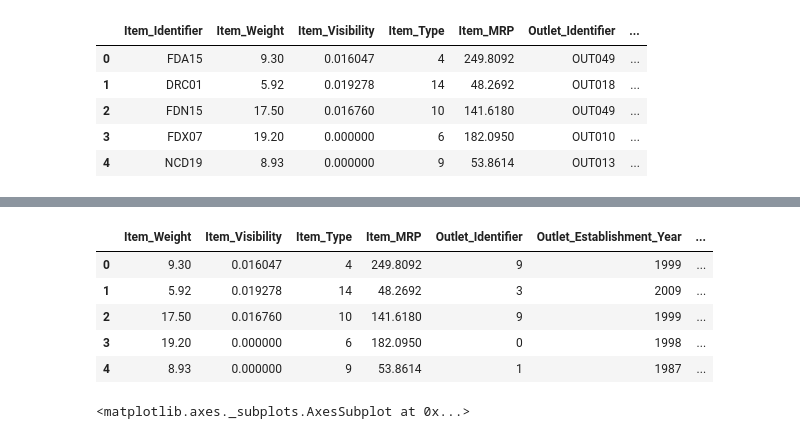
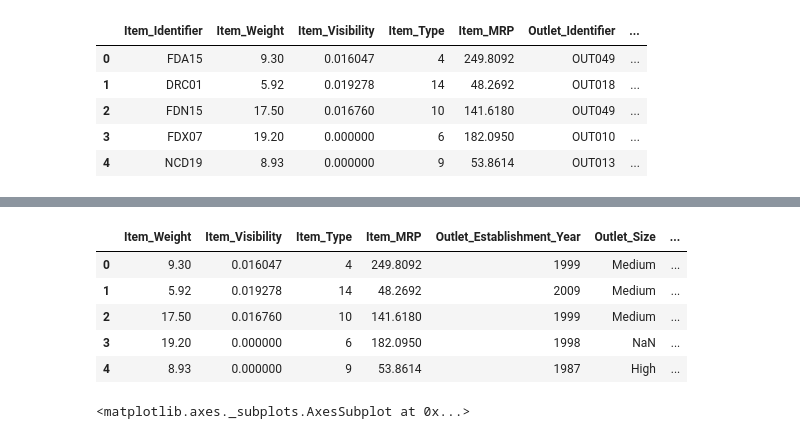
Before and after one commit to gulatigaurav/ML-Starter-Projects, a Jupyter notebook: Big Mart Sales - Analytics Vidhya.ipynb, the cells around one changed output, grey strips where cells are left out. Saved outputs shown, nothing was run; the diff lists cells and outputs as text; code cells hidden in the pictures.

```diff
--- a/Big Mart Sales - Analytics Vidhya.ipynb
+++ b/Big Mart Sales - Analytics Vidhya.ipynb
@@ -373,14 +346,15 @@ df.head()
 # %%
 df.drop('Item_Identifier',axis=1, inplace=True)
-# %%
-df.head()
-# %% [output]
-|  | Item_Weight | Item_Visibility | Item_Type | Item_MRP | Outlet_Identifier | Outlet_Establishment_Year | ... |
-| 0 | 9.30 | 0.016047 | 4 | 249.8092 | 9 | 1999 | ... |
-| 1 | 5.92 | 0.019278 | 14 | 48.2692 | 3 | 2009 | ... |
-| 2 | 17.50 | 0.016760 | 10 | 141.6180 | 9 | 1999 | ... |
-| 3 | 19.20 | 0.000000 | 6 | 182.0950 | 0 | 1998 | ... |
-| 4 | 8.93 | 0.000000 | 9 | 53.8614 | 1 | 1987 | ... |
+# %%
+df.drop(['Outlet_Identifier'], axis=1, inplace=True)
+df.head()
+# %% [output]
+|  | Item_Weight | Item_Visibility | Item_Type | Item_MRP | Outlet_Establishment_Year | Outlet_Size | ... |
+| 0 | 9.30 | 0.016047 | 4 | 249.8092 | 1999 | Medium | ... |
+| 1 | 5.92 | 0.019278 | 14 | 48.2692 | 2009 | Medium | ... |
+| 2 | 17.50 | 0.016760 | 10 | 141.6180 | 1999 | Medium | ... |
+| 3 | 19.20 | 0.000000 | 6 | 182.0950 | 1998 | NaN | ... |
+| 4 | 8.93 | 0.000000 | 9 | 53.8614 | 1987 | High | ... |
 # %%
 sns.barplot(y=df['Item_Outlet_Sales'], x=df['Outlet_Size'])
 # %% [output]
```
Also changed, not shown: parts of 35 cells of this notebook.
